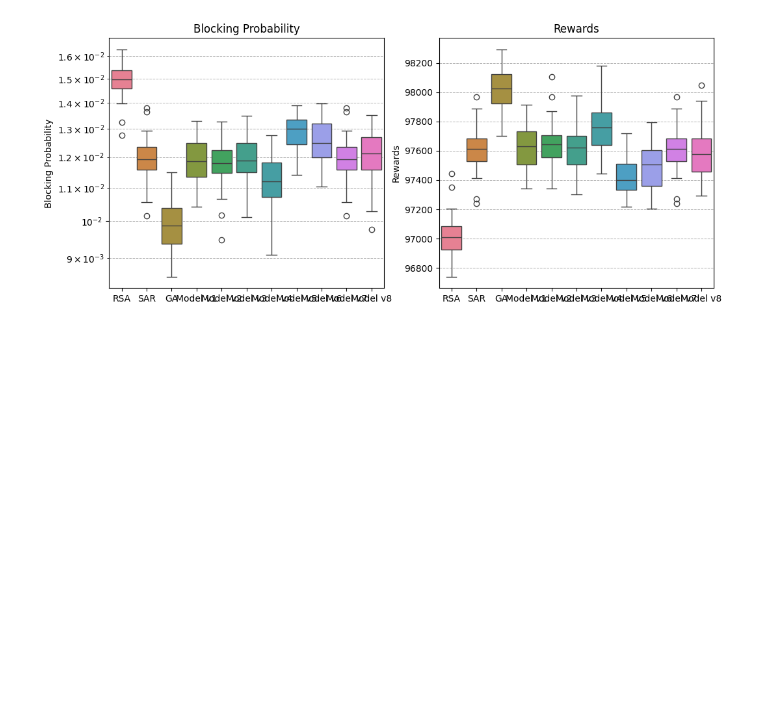
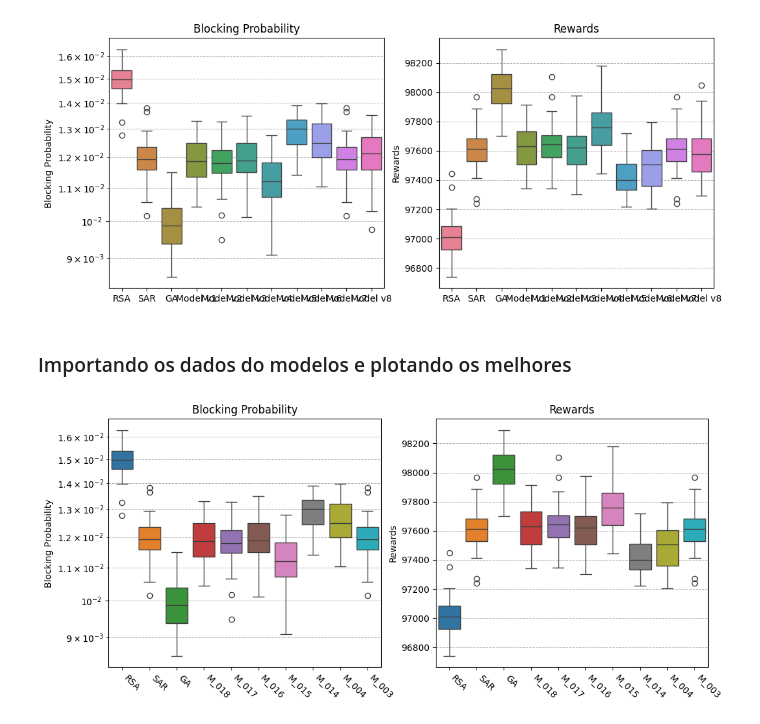
Before and after one commit to TheMatheusLs/Projeto-006---Artigo-rede-regular-iTwo, a Jupyter notebook: src/00 - Avaliando e comparando os modelos.ipynb, the cells around one changed output. Cells and saved outputs as stored; diff of their text form; code cells hidden in the pictures; blank space fills up the shorter version.

```diff
--- a/src/00 - Avaliando e comparando os modelos.ipynb
+++ b/src/00 - Avaliando e comparando os modelos.ipynb
@@ -693,3 +752,14 @@ RSA count: 2436 (0.08%) | SAR count: 2997564 (99.92%)
 include_models([M_018_pbs, M_017_pbs, M_016_pbs, M_015_pbs, M_014_pbs, M_004_pbs, M_003_pbs, M_001_pbs], [M_018_rewards, M_017_rewards, M_016_rewards, M_015_rewards, M_014_rewards, M_004_rewards, M_003_rewards, M_001_rewards])
 # %% [output]
 [figure]
+# %% [markdown]
+### Importando os dados do modelos e plotando os melhores
+# %%
+import pickle
+
+with open("results_models.pkl", "rb") as f:
+    results = pickle.load(f)
+
+include_models(results)
+# %% [output]
+[figure, added]
```
Also changed, not shown: parts of 73 cells of this notebook, 39 other files.
